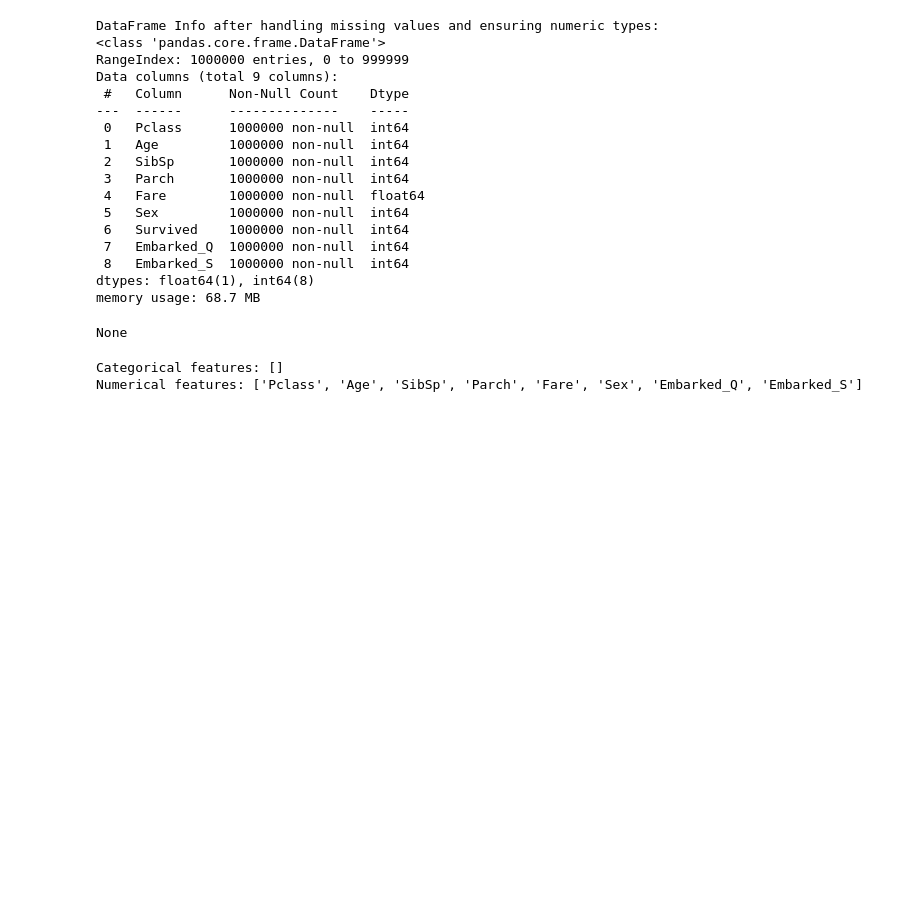
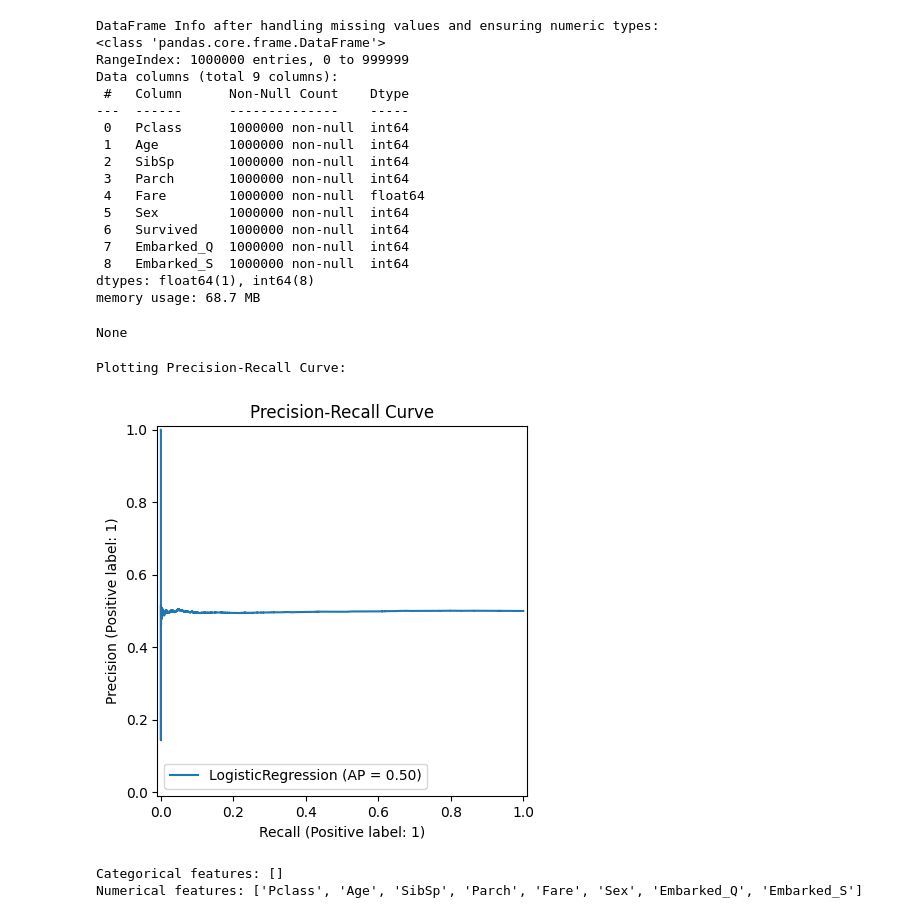
Before and after one commit to Claud1601/CN7030-Assignment, a Jupyter notebook: PortfolioExerciseweek4.ipynb, the cells around one changed output. Cells and saved outputs as stored; diff of their text form; code cells hidden in the pictures; blank space fills up the shorter version.

```diff
--- a/PortfolioExerciseweek4.ipynb
+++ b/PortfolioExerciseweek4.ipynb
@@ -313,6 +313,23 @@ Data columns (total 9 columns):
 dtypes: float64(1), int64(8)
 memory usage: 68.7 MB
 None
+# %%
+import matplotlib.pyplot as plt
+from sklearn.metrics import PrecisionRecallDisplay
+
+# The previous cell (hkmskz2Pqwj3) already printed basic metrics.
+# We can plot the Precision-Recall curve using scikit-learn's display function.
+
+print('Plotting Precision-Recall Curve:')
+PrecisionRecallDisplay.from_estimator(model, X_test_processed, y_test)
+plt.title('Precision-Recall Curve')
+plt.show()
+
+# To get individual metrics, refer to the output of the previous cell (hkmskz2Pqwj3)
+# or re-calculate them using sklearn.metrics functions with y_test and y_pred.
+# %% [output]
+Plotting Precision-Recall Curve:
+[figure, added]
 # %%
 from sklearn.compose import ColumnTransformer
 from sklearn.preprocessing import StandardScaler, OneHotEncoder
```
